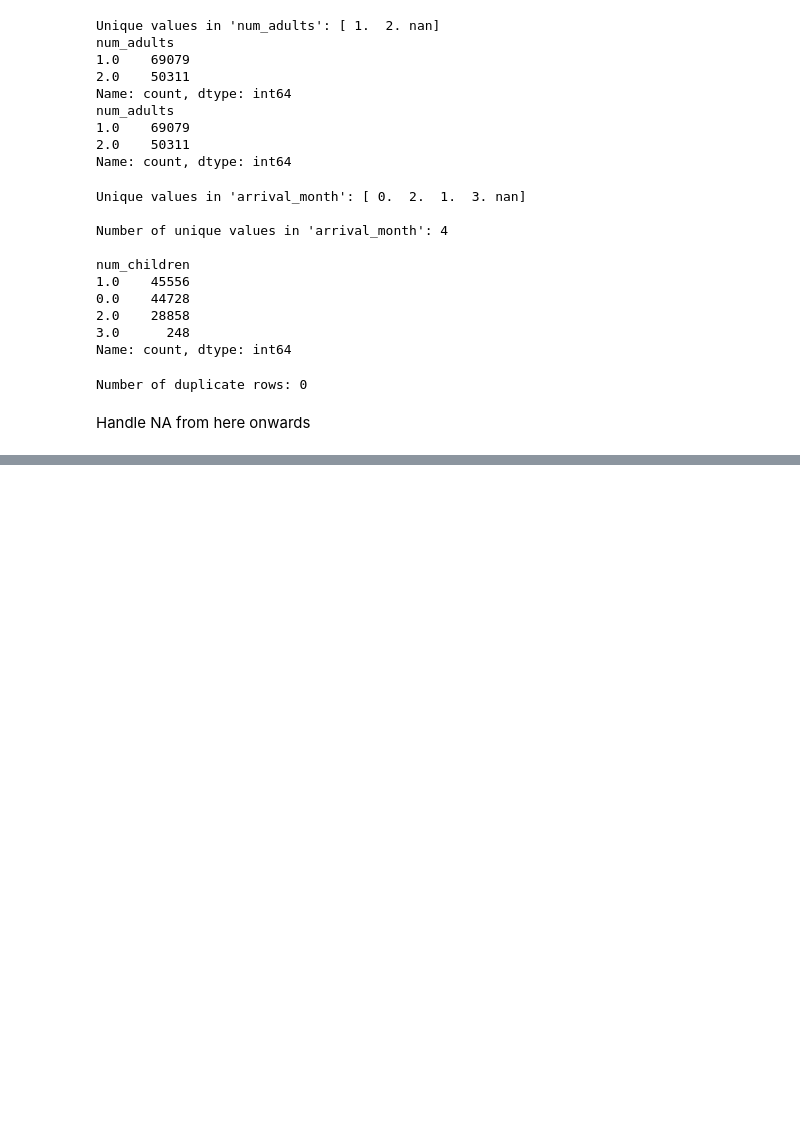
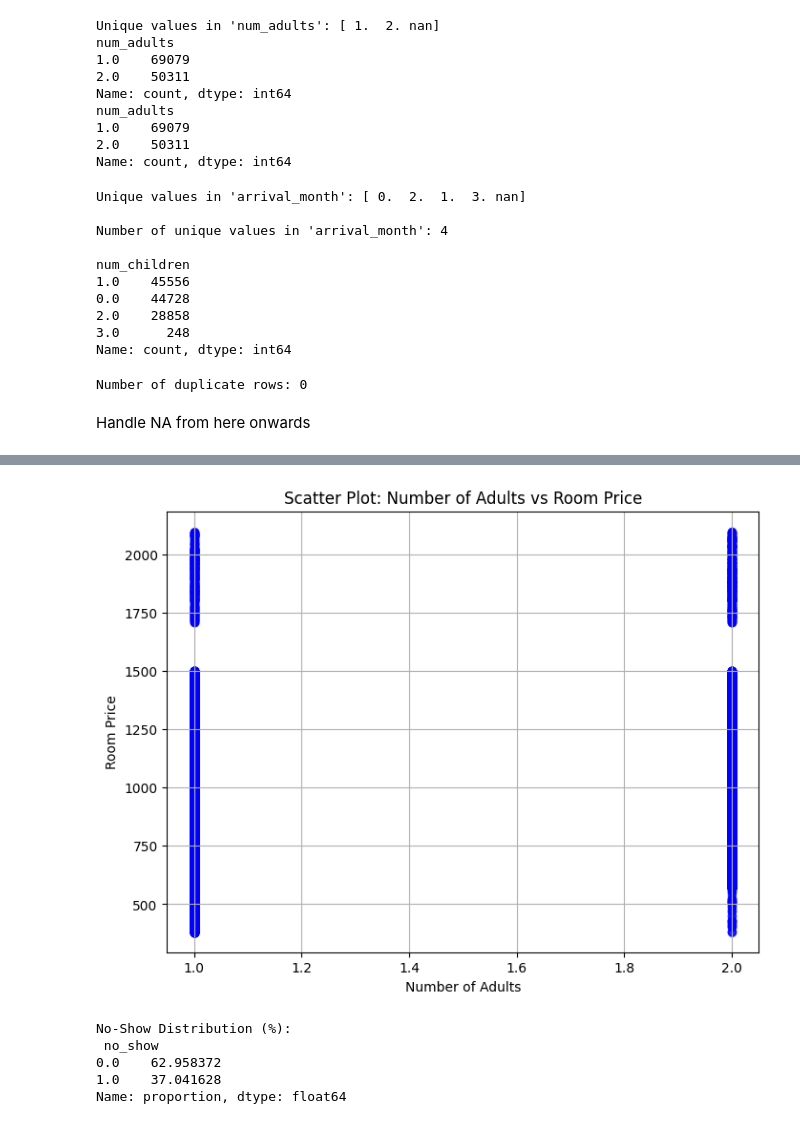
Before and after one commit to e-seet/inf2008ML, a Jupyter notebook: notebook.ipynb, the cells around one changed output, grey strips where cells are left out. Drawn from its saved outputs; the diff is of its cells as text; code cells hidden in the pictures; blank space fills up the shorter version.

```diff
--- a/notebook.ipynb
+++ b/notebook.ipynb
@@ -990,0 +1044,32 @@ print("Testing set size:", X_test.shape)
+# %%
+# More plots
+
+import matplotlib.pyplot as plt
+
+# Ensure 'price' and 'num_adults' are numeric
+plot_data = data.dropna(subset=['price', 'num_adults'])
+plot_data['price'] = pd.to_numeric(plot_data['price'], errors='coerce')
+plot_data['num_adults'] = pd.to_numeric(plot_data['num_adults'], errors='coerce')
+
+# Create the scatter plot
+plt.figure(figsize=(8, 6))
+plt.scatter(plot_data['num_adults'], plot_data['price'], alpha=0.5, c='blue')
+plt.title('Scatter Plot: Number of Adults vs Room Price')
+plt.xlabel('Number of Adults')
+plt.ylabel('Room Price')
+plt.grid(True)
+plt.show()
+
+print()
+# %% [output]
+[figure, added]
+# %%
+# 1. No-Show Distribution
+no_show_stats = data['no_show'].value_counts(normalize=True) * 100
+print("No-Show Distribution (%):\n", no_show_stats)
+# %% [output]
+No-Show Distribution (%):
+ no_show
+0.0    62.958372
+1.0    37.041628
+Name: proportion, dtype: float64
```
Also changed, not shown: parts of 38 cells of this notebook.
